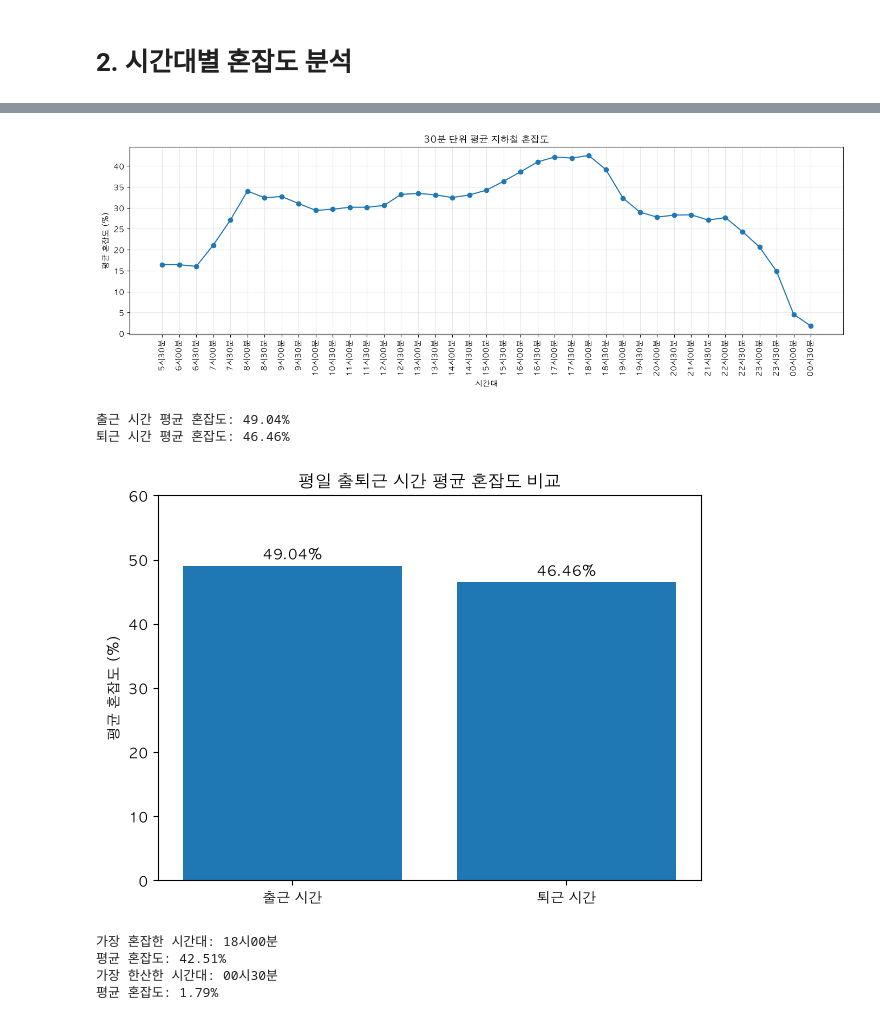
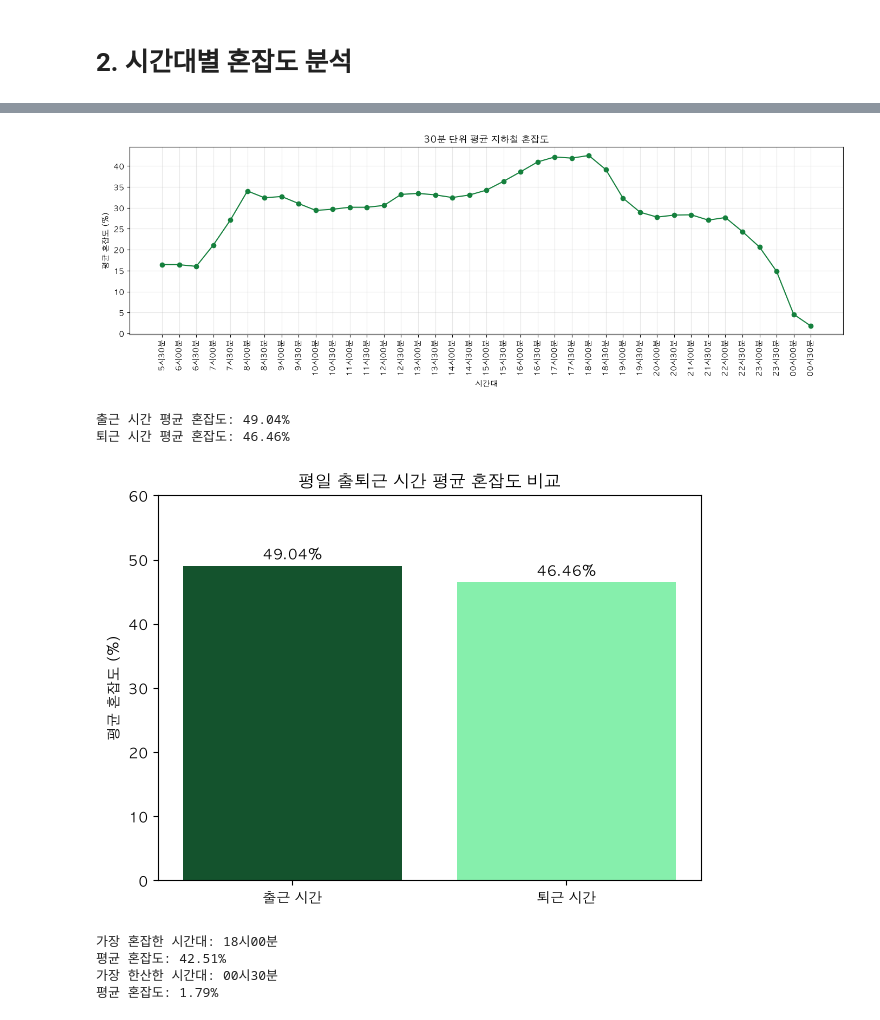
Before and after one commit to olloir/Subway_Congestion, a Jupyter notebook: Subway_Congestion.ipynb, the cells around one changed output, grey strips where cells are left out. Drawn from its saved outputs; the diff is of its cells as text; code cells hidden in the pictures.

```diff
--- a/Subway_Congestion.ipynb
+++ b/Subway_Congestion.ipynb
@@ -123,7 +123,7 @@ dtype: float64
 # %%
 # 30분 단위 평균 혼잡도 선그래프
 plt.figure(figsize=(14, 5))
-plt.plot(time_avg.index, time_avg.values, marker="o")
+plt.plot(time_avg.index, time_avg.values, marker="o", color="#15803D")
 
 plt.title("30분 단위 평균 지하철 혼잡도")
 plt.xlabel("시간대")
@@ -134,7 +134,7 @@ plt.grid(True, alpha=0.3)
 plt.tight_layout()
 plt.show()
 # %% [output]
-[figure, old version]
+[figure, new version]
 # %%
 # 평일 데이터만 선택
 weekday_df = df[df["구분"] == "평일"]
@@ -156,27 +156,27 @@ print(f"퇴근 시간 평균 혼잡도: {evening_avg:.2f}%")
 # %%
 # 출퇴근 혼잡도 비교
 labels = ["출근 시간", "퇴근 시간"]
 values = [morning_avg, evening_avg]
 
 plt.figure(figsize=(7, 5))
-bars = plt.bar(labels, values)
+bars = plt.bar(labels, values, color=["#14532D", "#86EFAC"])
 
 plt.title("평일 출퇴근 시간 평균 혼잡도 비교")
 plt.ylabel("평균 혼잡도 (%)")
 plt.ylim(0, 60)
 
 # 막대 위에 평균 혼잡도 표시
 for bar in bars:
     plt.text(
         bar.get_x() + bar.get_width() / 2,
         bar.get_height() + 1,
         f"{bar.get_height():.2f}%",
         ha="center"
     )
 
 plt.show()
 # %% [output]
-[figure, old version]
+[figure, new version]
 # %%
 # 가장 혼잡한 시간대
 print("가장 혼잡한 시간대:", time_avg.idxmax())
```
Also changed, not shown: parts of 6 cells of this notebook.
